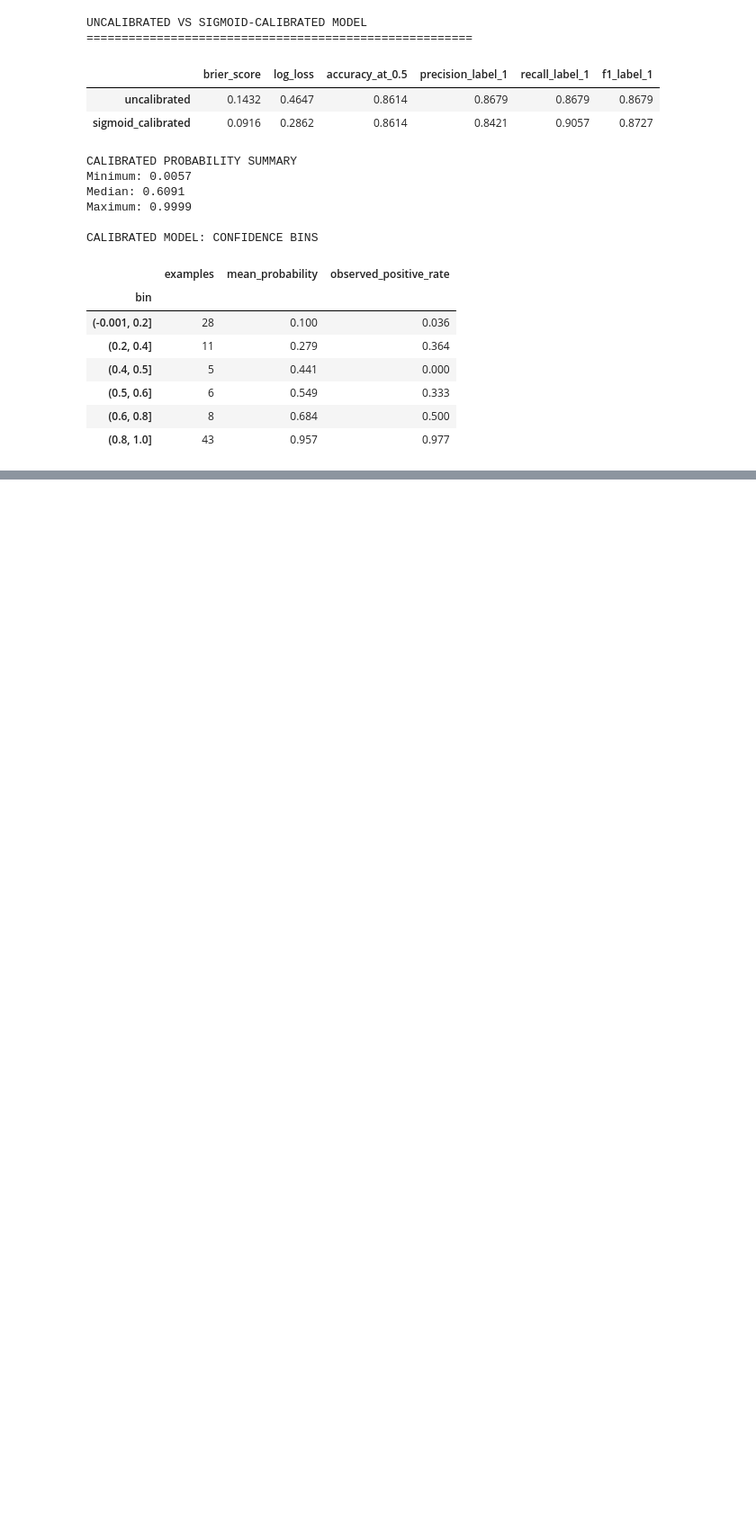
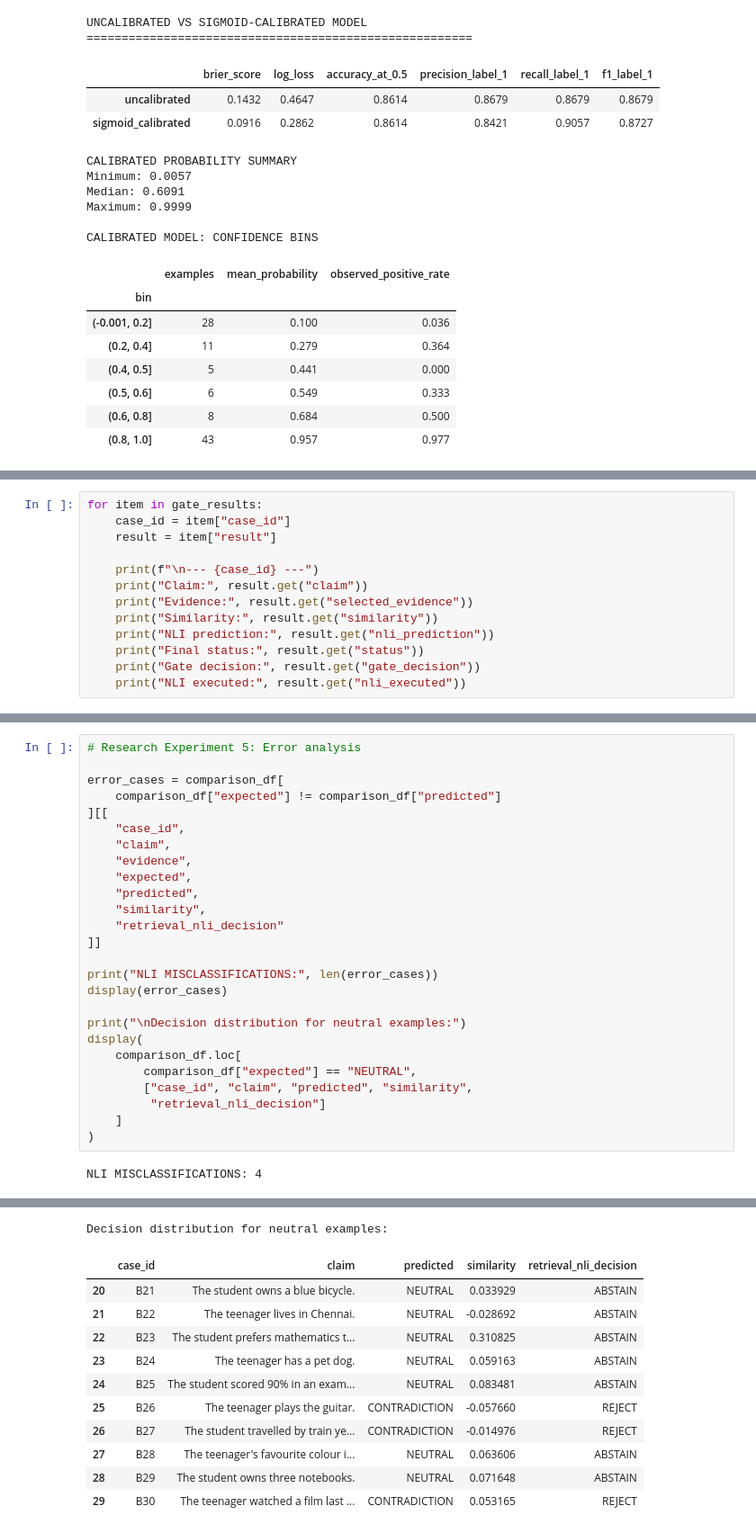
Before and after one commit to anushreeg1975/Trustworthy-MentalAI, a Jupyter notebook: mental_ai.ipynb, the cells around one changed output, grey strips where cells are left out. Shown at 90% size. Cells and saved outputs as stored; diff of their text form; blank space fills up the shorter version.

Commit message:
Improve evidence verification and document evaluation results

```diff
--- a/mental_ai.ipynb
+++ b/mental_ai.ipynb
@@ -14380,0 +17703,13 @@ CALIBRATED MODEL: CONFIDENCE BINS
+# %%
+for item in gate_results:
+    case_id = item["case_id"]
+    result = item["result"]
+
+    print(f"\n--- {case_id} ---")
+    print("Claim:", result.get("claim"))
+    print("Evidence:", result.get("selected_evidence"))
+    print("Similarity:", result.get("similarity"))
+    print("NLI prediction:", result.get("nli_prediction"))
+    print("Final status:", result.get("status"))
+    print("Gate decision:", result.get("gate_decision"))
+    print("NLI executed:", result.get("nli_executed"))
@@ -14380,0 +18145,28 @@ CALIBRATED MODEL: CONFIDENCE BINS
+# %%
+# Research Experiment 5: Error analysis
+
+error_cases = comparison_df[
+    comparison_df["expected"] != comparison_df["predicted"]
+][[
+    "case_id",
+    "claim",
+    "evidence",
+    "expected",
+    "predicted",
+    "similarity",
+    "retrieval_nli_decision"
+]]
+
+print("NLI MISCLASSIFICATIONS:", len(error_cases))
+display(error_cases)
+
+print("\nDecision distribution for neutral examples:")
+display(
+    comparison_df.loc[
+        comparison_df["expected"] == "NEUTRAL",
+        ["case_id", "claim", "predicted", "similarity",
+         "retrieval_nli_decision"]
+    ]
+)
+# %% [output]
+NLI MISCLASSIFICATIONS: 4
@@ -14380,0 +18178,12 @@ CALIBRATED MODEL: CONFIDENCE BINS
+Decision distribution for neutral examples:
+|  | case_id | claim | predicted | similarity | retrieval_nli_decision |
+| 20 | B21 | The student owns a blue bicycle. | NEUTRAL | 0.033929 | ABSTAIN |
+| 21 | B22 | The teenager lives in Chennai. | NEUTRAL | -0.028692 | ABSTAIN |
+| 22 | B23 | The student prefers mathematics t... | NEUTRAL | 0.310825 | ABSTAIN |
+| 23 | B24 | The teenager has a pet dog. | NEUTRAL | 0.059163 | ABSTAIN |
+| 24 | B25 | The student scored 90% in an exam... | NEUTRAL | 0.083481 | ABSTAIN |
+| 25 | B26 | The teenager plays the guitar. | CONTRADICTION | -0.057660 | REJECT |
+| 26 | B27 | The student travelled by train ye... | CONTRADICTION | -0.014976 | REJECT |
+| 27 | B28 | The teenager's favourite colour i... | NEUTRAL | 0.063606 | ABSTAIN |
+| 28 | B29 | The student owns three notebooks. | NEUTRAL | 0.071648 | ABSTAIN |
+| 29 | B30 | The teenager watched a film last ... | CONTRADICTION | 0.053165 | REJECT |
```
Also changed, not shown: parts of 108 cells of this notebook, 2 other files.
